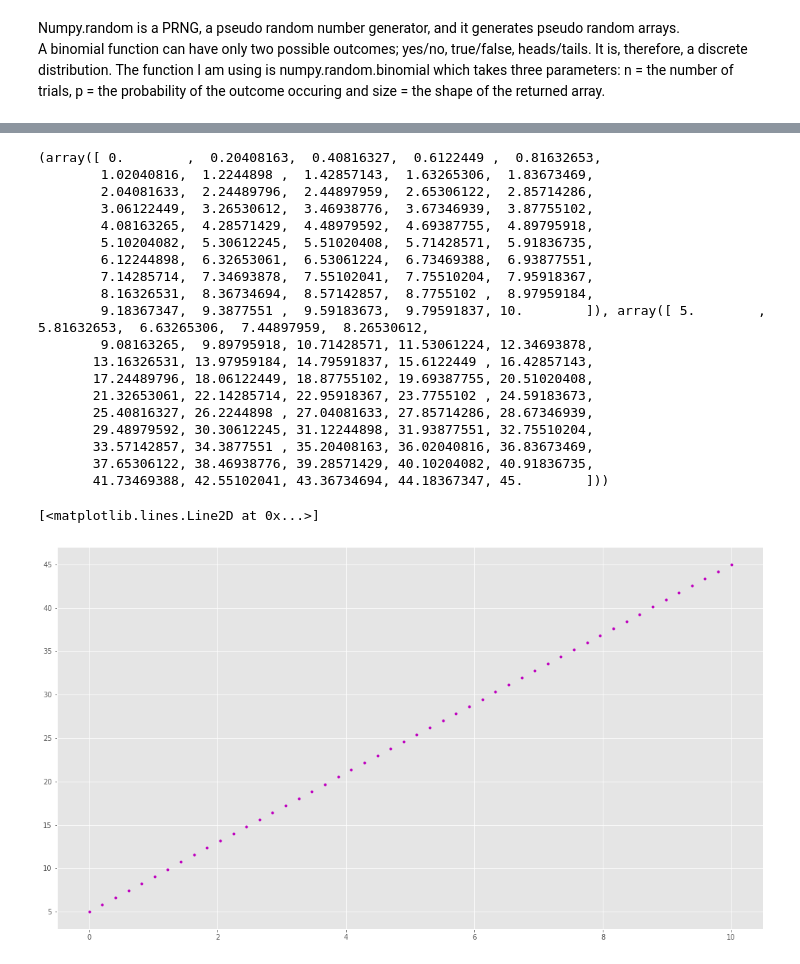
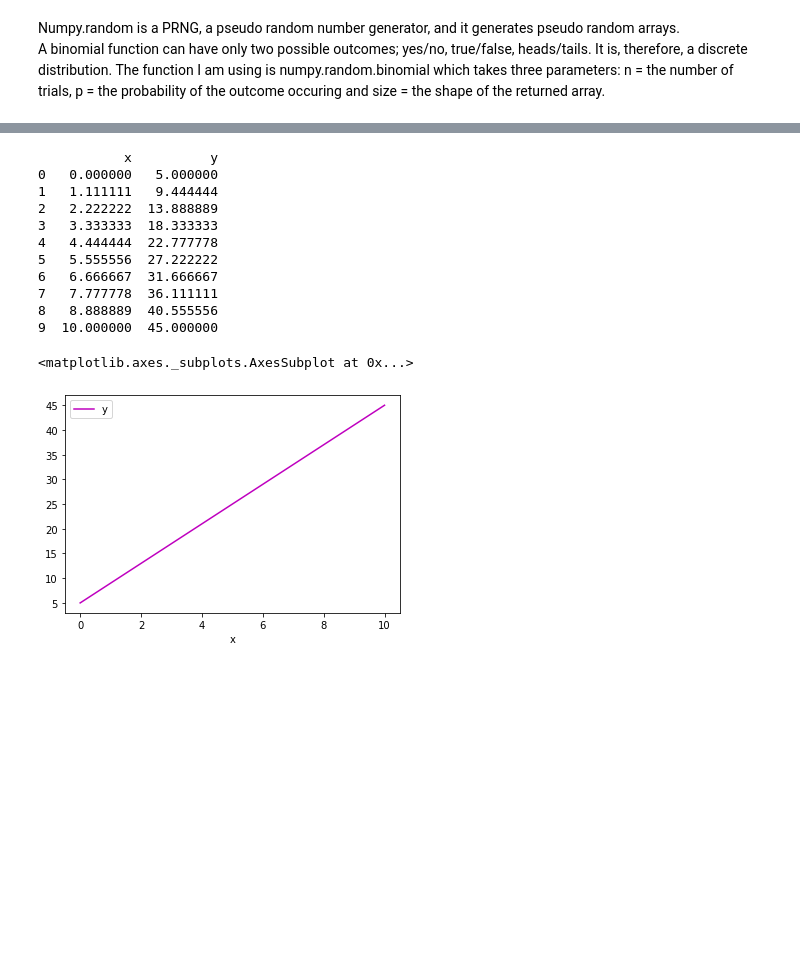
Before and after one commit to mobm65/Fundamentals-of-Data-Analysis, a Jupyter notebook: Assignment1/TASKS.ipynb, the cells around one changed output, grey strips where cells are left out. Cells and saved outputs as stored; diff of their text form; code cells hidden in the pictures; blank space fills up the shorter version.

```diff
--- a/Assignment1/TASKS.ipynb
+++ b/Assignment1/TASKS.ipynb
@@ -366,16 +382,21 @@ plt.plot(x2,y2, ".",color = "k")
 # %%
 # Dataset c
 import numpy as np
-x3 = np.linspace(0.0, 10, 50)
+import matplotlib.pyplot as plt
+
+x3 = np.linspace(0.0, 10, 10)
 y3 = 3 * x3 + 4
 c = (x3,y3)
-print(c)
+#print(c)
 
-#import seaborn as sns
-#sns.scatterplot(x3,y3)
 
-import matplotlib.pyplot as plt
-plt.style.use("ggplot")
-plt.rcParams["figure.figsize"] = 18,10
-plt.plot(x3,y3, ".",color = "y")
+c = {
+    'x': x3,
+    'y': y3
+}
+
+dfc = pd.DataFrame(c, columns = ['x', 'y'])
+print(dfc)
+
+dfc.plot(x='x', y='y', color = "y")
 # %% [output]
@@ -403,37 +416,28 @@ plt.plot(x3,y3, ".",color = "y")
 # %%
 # Dataset d
 import numpy as np
-x4 = np.linspace(0.0, 10, 50)
+x4 = np.linspace(0.0, 10, 10)
 y4 = 4 * x4 + 5
-d = (x4,y4)
-print(d)
+d = {
+    'x': x4,
+    'y': y4
+}
 
-#import seaborn as sns
-#sns.scatterplot (x4,y4)
+dfd = pd.DataFrame(d, columns = ['x', 'y'])
+print(dfd)
 
-import matplotlib.pyplot as plt
-plt.style.use("ggplot")
-plt.rcParams["figure.figsize"] = 18,10
-plt.plot(x4,y4, ".",color = "m")
+dfd.plot(x='x', y='y', color = "m")
 # %% [output]
-(array([ 0.        ,  0.20408163,  0.40816327,  0.6122449 ,  0.81632653,
-        1.02040816,  1.2244898 ,  1.42857143,  1.63265306,  1.83673469,
-        2.04081633,  2.24489796,  2.44897959,  2.65306122,  2.85714286,
-        3.06122449,  3.26530612,  3.46938776,  3.67346939,  3.87755102,
-        4.08163265,  4.28571429,  4.48979592,  4.69387755,  4.89795918,
-        5.10204082,  5.30612245,  5.51020408,  5.71428571,  5.91836735,
-        6.12244898,  6.32653061,  6.53061224,  6.73469388,  6.93877551,
-        7.14285714,  7.34693878,  7.55102041,  7.75510204,  7.95918367,
-        8.16326531,  8.36734694,  8.57142857,  8.7755102 ,  8.97959184,
-        9.18367347,  9.3877551 ,  9.59183673,  9.79591837, 10.        ]), array([ 5.        ,  5.81632653,  6.63265306,  7.44897959,  8.26530612,
-        9.08163265,  9.89795918, 10.71428571, 11.53061224, 12.34693878,
-       13.16326531, 13.97959184, 14.79591837, 15.6122449 , 16.42857143,
-       17.24489796, 18.06122449, 18.87755102, 19.69387755, 20.51020408,
-       21.32653061, 22.14285714, 22.95918367, 23.7755102 , 24.59183673,
-       25.40816327, 26.2244898 , 27.04081633, 27.85714286, 28.67346939,
-       29.48979592, 30.30612245, 31.12244898, 31.93877551, 32.75510204,
-       33.57142857, 34.3877551 , 35.20408163, 36.02040816, 36.83673469,
-       37.65306122, 38.46938776, 39.28571429, 40.10204082, 40.91836735,
-       41.73469388, 42.55102041, 43.36734694, 44.18367347, 45.        ]))
+           x          y
+0   0.000000   5.000000
+1   1.111111   9.444444
+2   2.222222  13.888889
+3   3.333333  18.333333
+4   4.444444  22.777778
+5   5.555556  27.222222
+6   6.666667  31.666667
+7   7.777778  36.111111
+8   8.888889  40.555556
+9  10.000000  45.000000
-[<matplotlib.lines.Line2D at 0x...>]
+<matplotlib.axes._subplots.AxesSubplot at 0x...>
-[figure, old version]
+[figure, new version]
```
Also changed, not shown: parts of 20 cells of this notebook.
